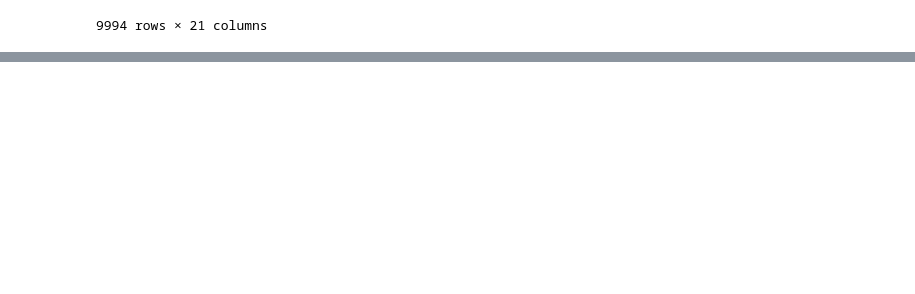
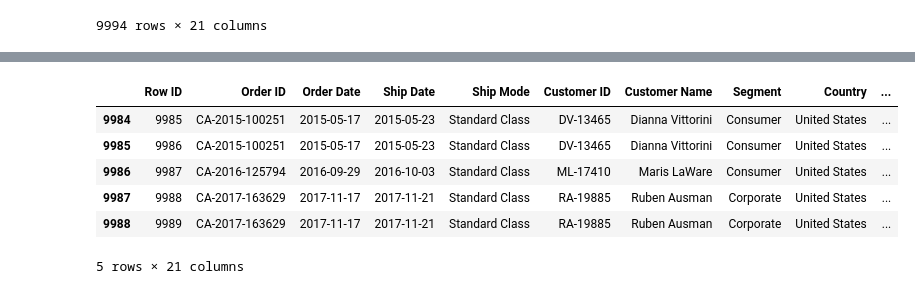
Before and after one commit to Maitlla/Sistemas-bd-2023, a Jupyter notebook: data_sources/04_read_xls-maite-4.ipynb, the cells around one changed output, grey strips where cells are left out. Drawn from its saved outputs; the diff is of its cells as text; code cells hidden in the pictures; blank space fills up the shorter version.

```diff
--- a/data_sources/04_read_xls-maite-4.ipynb
+++ b/data_sources/04_read_xls-maite-4.ipynb
@@ -46,0 +67,11 @@ df
+# %%
+# From the last 10 rows, show the 5 first ones
+df.tail(10).head(5)
+# %% [output]
+|  | Row ID | Order ID | Order Date | Ship Date | Ship Mode | Customer ID | Customer Name | Segment | Country | ... |
+| 9984 | 9985 | CA-2015-100251 | 2015-05-17 | 2015-05-23 | Standard Class | DV-13465 | Dianna Vittorini | Consumer | United States | ... |
+| 9985 | 9986 | CA-2015-100251 | 2015-05-17 | 2015-05-23 | Standard Class | DV-13465 | Dianna Vittorini | Consumer | United States | ... |
+| 9986 | 9987 | CA-2016-125794 | 2016-09-29 | 2016-10-03 | Standard Class | ML-17410 | Maris LaWare | Consumer | United States | ... |
+| 9987 | 9988 | CA-2017-163629 | 2017-11-17 | 2017-11-21 | Standard Class | RA-19885 | Ruben Ausman | Corporate | United States | ... |
+| 9988 | 9989 | CA-2017-163629 | 2017-11-17 | 2017-11-21 | Standard Class | RA-19885 | Ruben Ausman | Corporate | United States | ... |
+5 rows × 21 columns
```
Also changed, not shown: parts of 27 cells of this notebook.
